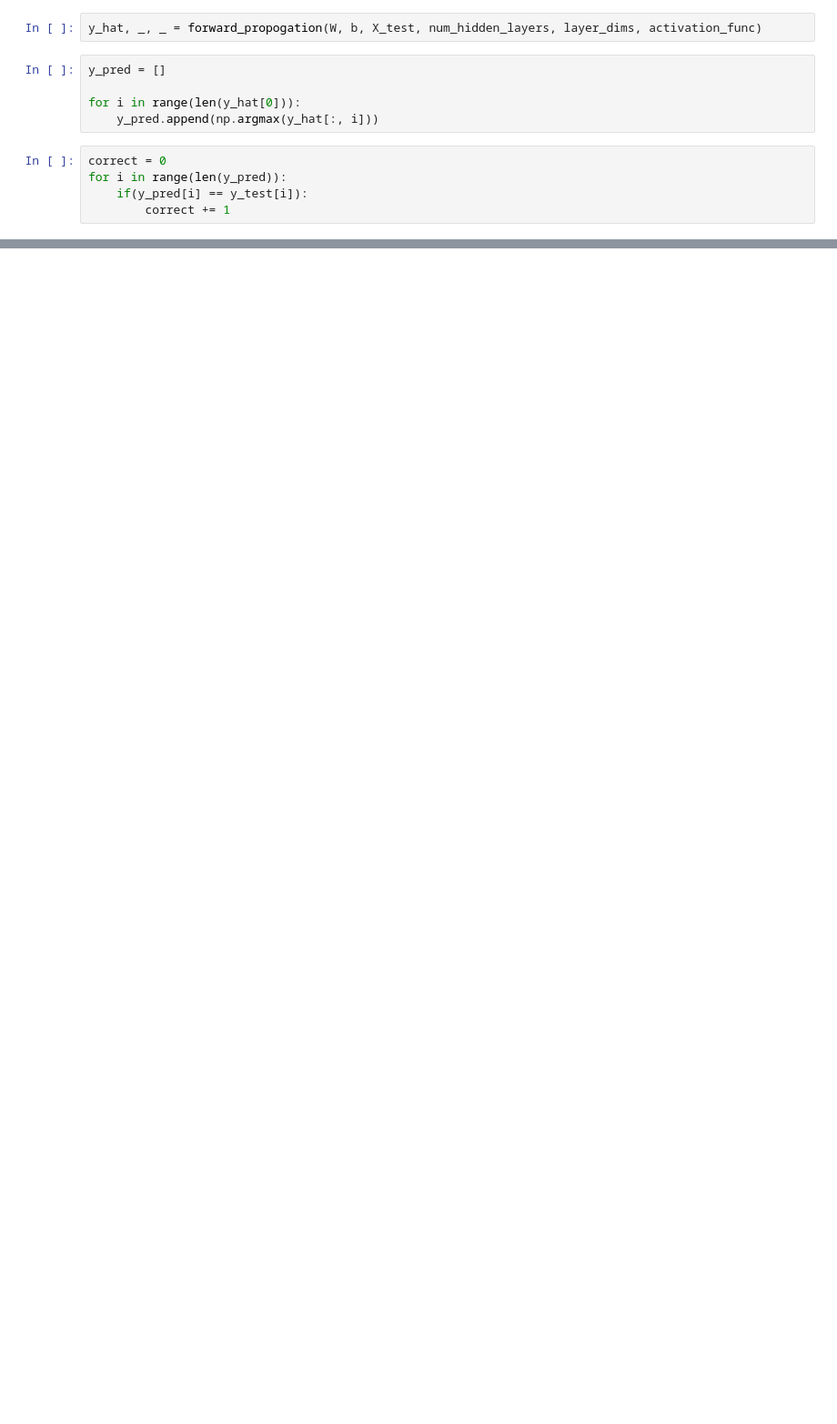
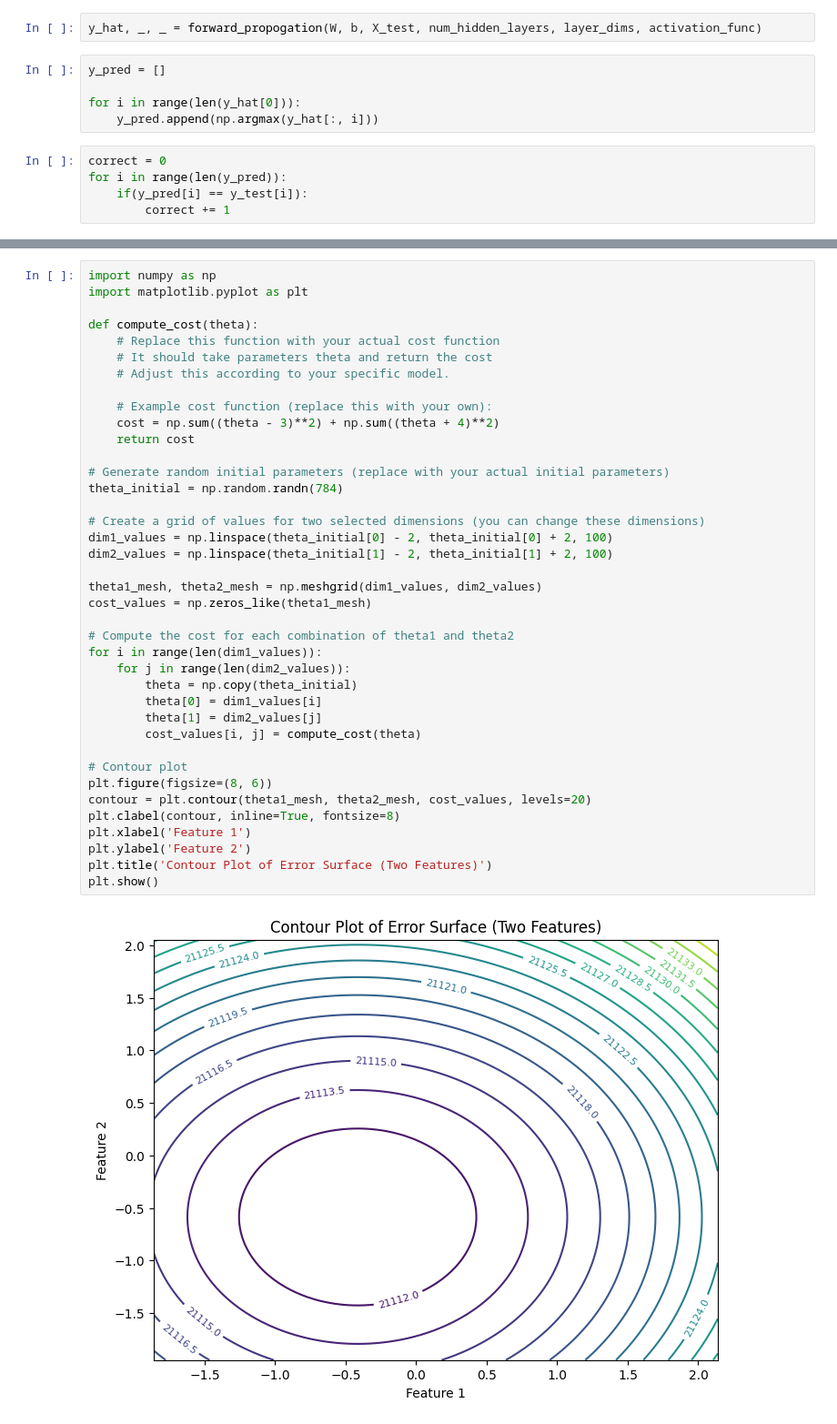
Before and after one commit to pratik-kadlak/Feed_Forward_Neural_Network_From_Scratch, a Jupyter notebook: dl_assignment1.ipynb, the cells around one changed output, grey strips where cells are left out. Shown at 91% size. Saved outputs shown, nothing was run; the diff lists cells and outputs as text; blank space fills up the shorter version.

```diff
--- a/dl_assignment1.ipynb
+++ b/dl_assignment1.ipynb
@@ -230,0 +302,41 @@ correct * 100.0 / len(y_test)
+# %%
+import numpy as np
+import matplotlib.pyplot as plt
+
+def compute_cost(theta):
+    # Replace this function with your actual cost function
+    # It should take parameters theta and return the cost
+    # Adjust this according to your specific model.
+
+    # Example cost function (replace this with your own):
+    cost = np.sum((theta - 3)**2) + np.sum((theta + 4)**2)
+    return cost
+
+# Generate random initial parameters (replace with your actual initial parameters)
+theta_initial = np.random.randn(784)
+
+# Create a grid of values for two selected dimensions (you can change these dimensions)
+dim1_values = np.linspace(theta_initial[0] - 2, theta_initial[0] + 2, 100)
+dim2_values = np.linspace(theta_initial[1] - 2, theta_initial[1] + 2, 100)
+
+theta1_mesh, theta2_mesh = np.meshgrid(dim1_values, dim2_values)
+cost_values = np.zeros_like(theta1_mesh)
+
+# Compute the cost for each combination of theta1 and theta2
+for i in range(len(dim1_values)):
+    for j in range(len(dim2_values)):
+        theta = np.copy(theta_initial)
+        theta[0] = dim1_values[i]
+        theta[1] = dim2_values[j]
+        cost_values[i, j] = compute_cost(theta)
+
+# Contour plot
+plt.figure(figsize=(8, 6))
+contour = plt.contour(theta1_mesh, theta2_mesh, cost_values, levels=20)
+plt.clabel(contour, inline=True, fontsize=8)
+plt.xlabel('Feature 1')
+plt.ylabel('Feature 2')
+plt.title('Contour Plot of Error Surface (Two Features)')
+plt.show()
+# %% [output]
+[figure, added]
```
Also changed, not shown: parts of 7 cells of this notebook.
